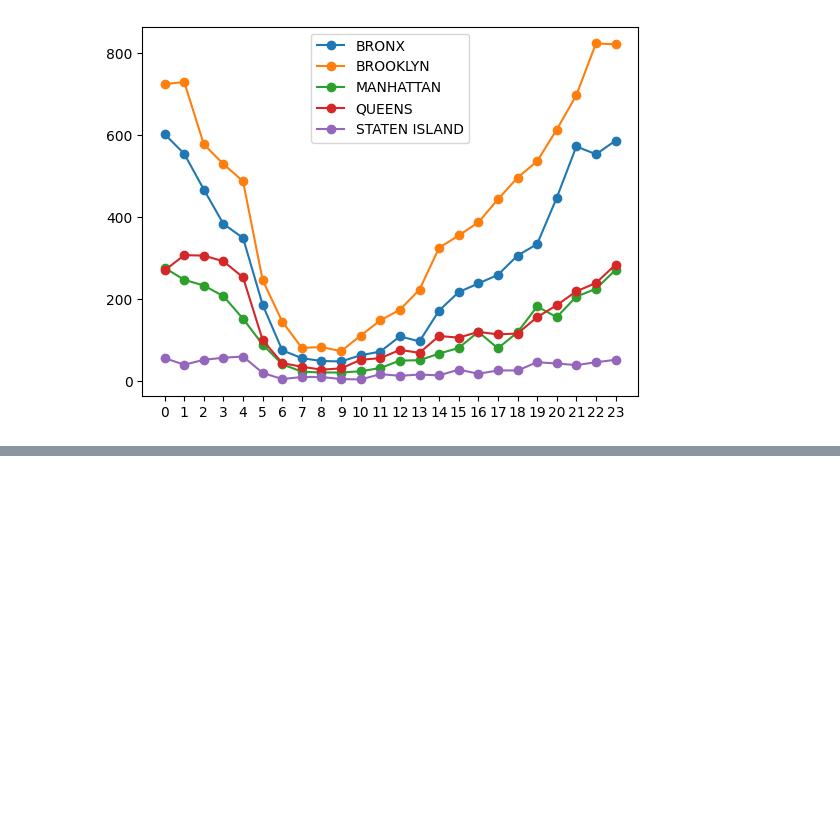
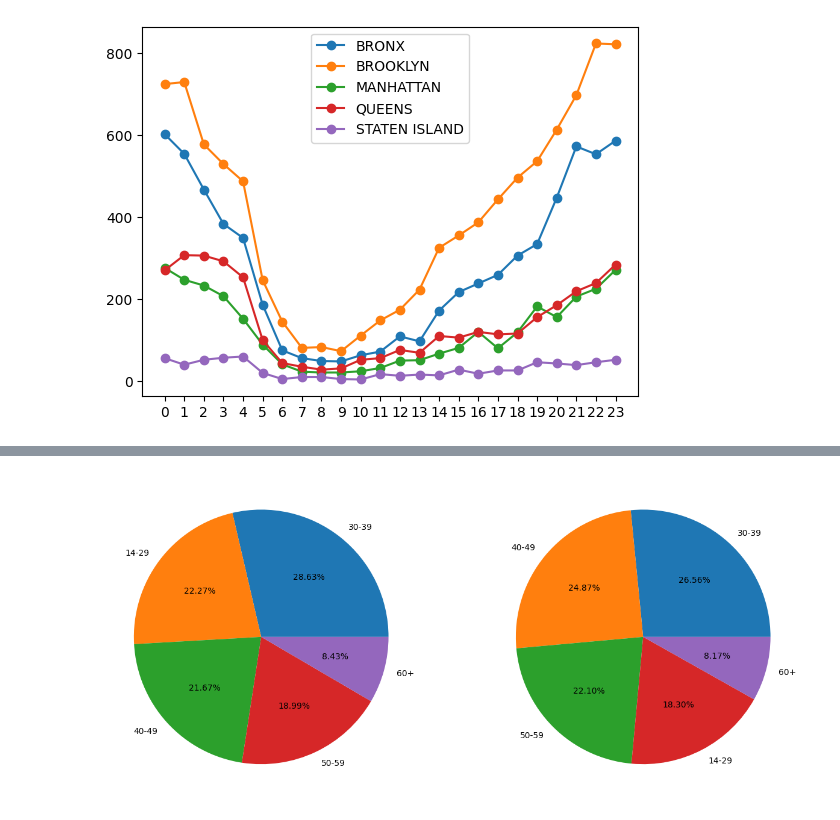
Before and after one commit to ISeeBugsEverywhere/DataScienceNotebooks, a Jupyter notebook: Studentai/MantasD/29.ipynb, the cells around one changed output, grey strips where cells are left out. Cells and saved outputs as stored; diff of their text form; code cells hidden in the pictures; blank space fills up the shorter version.

```diff
--- a/Studentai/MantasD/29.ipynb
+++ b/Studentai/MantasD/29.ipynb
@@ -146,0 +227,8 @@ plt.show()
+# %%
+fig, axes = plt.subplots(1,2, figsize = [15,10])
+
+axes[0].pie(x=amziai_vyr.values, labels=amziai_vyr.index, autopct='%.2f%%')
+axes[1].pie(x=amziai_mot.values, labels=amziai_mot.index, autopct='%.2f%%')
+plt.show()
+# %% [output]
+[figure, added]
```
Also changed, not shown: parts of 5 cells of this notebook.
